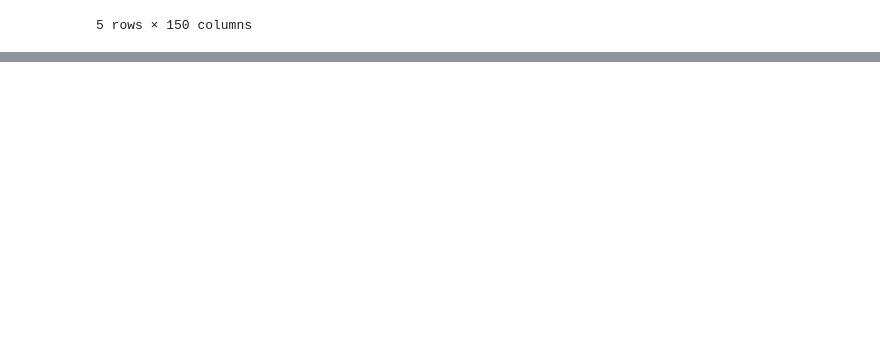
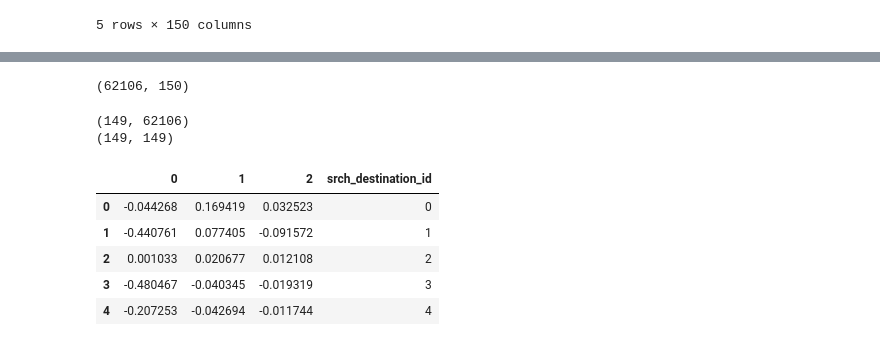
Before and after one commit to codeJackR/Expedia, a Jupyter notebook: Expedia.ipynb, the cells around one changed output, grey strips where cells are left out. Saved outputs shown, nothing was run; the diff lists cells and outputs as text; code cells hidden in the pictures; blank space fills up the shorter version.

```diff
--- a/Expedia.ipynb
+++ b/Expedia.ipynb
@@ -38,0 +96,38 @@ destinations.head()
+# %%
+destinations.shape
+# %% [output]
+(62106, 150)
+# %%
+# Eigenvalues suggests you should take 9 features instead of 3 for PCA
+from numpy import linalg as LA
+
+X = destinations[["d{0}".format(i + 1) for i in range(149)]].T
+print(X.shape)
+rowMean = X.mean(1)
+
+stdMat = np.transpose(np.transpose(X)-rowMean)#/np.std(np.transpose(X)-rowMean)
+
+covariance = np.matmul(stdMat, np.transpose(stdMat))/(stdMat.shape[1]-1)
+print(covariance.shape)
+# print(covariance)
+w, v = LA.eig(covariance)
+# %% [output]
+(149, 62106)
+(149, 149)
+# %%
+# PCA
+from sklearn.decomposition import PCA
+pca = PCA(n_components=3)
+# %%
+dest_small = pca.fit_transform(destinations[["d{0}".format(i + 1) for i in range(149)]])
+dest_small = pd.DataFrame(dest_small)
+dest_small["srch_destination_id"] = destinations["srch_destination_id"]
+# %%
+dest_small.head()
+# %% [output]
+|  | 0 | 1 | 2 | srch_destination_id |
+| 0 | -0.044268 | 0.169419 | 0.032523 | 0 |
+| 1 | -0.440761 | 0.077405 | -0.091572 | 1 |
+| 2 | 0.001033 | 0.020677 | 0.012108 | 2 |
+| 3 | -0.480467 | -0.040345 | -0.019319 | 3 |
+| 4 | -0.207253 | -0.042694 | -0.011744 | 4 |
```
Also changed, not shown: parts of 15 cells of this notebook.
